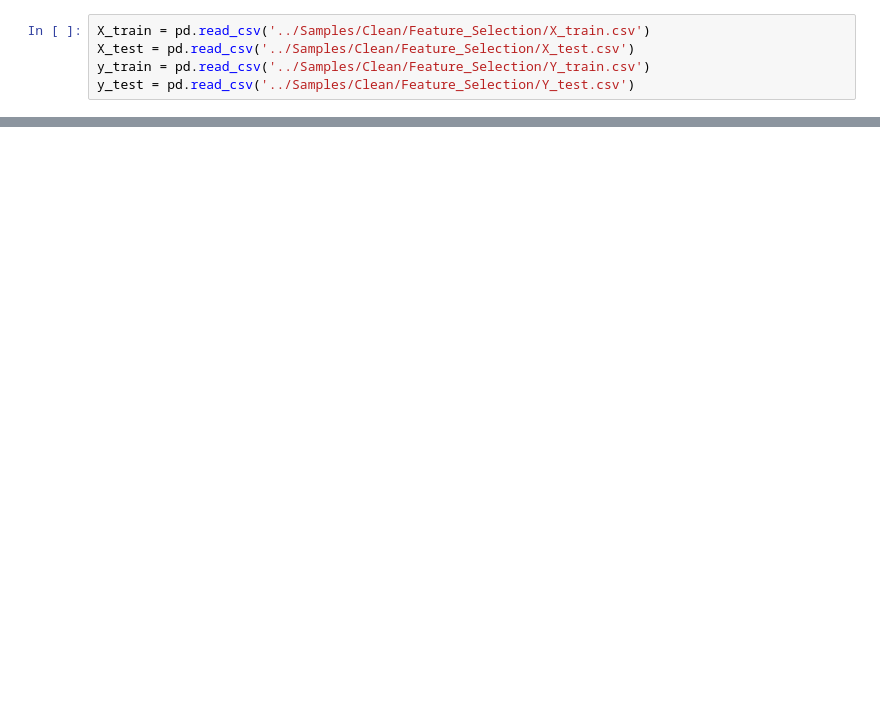
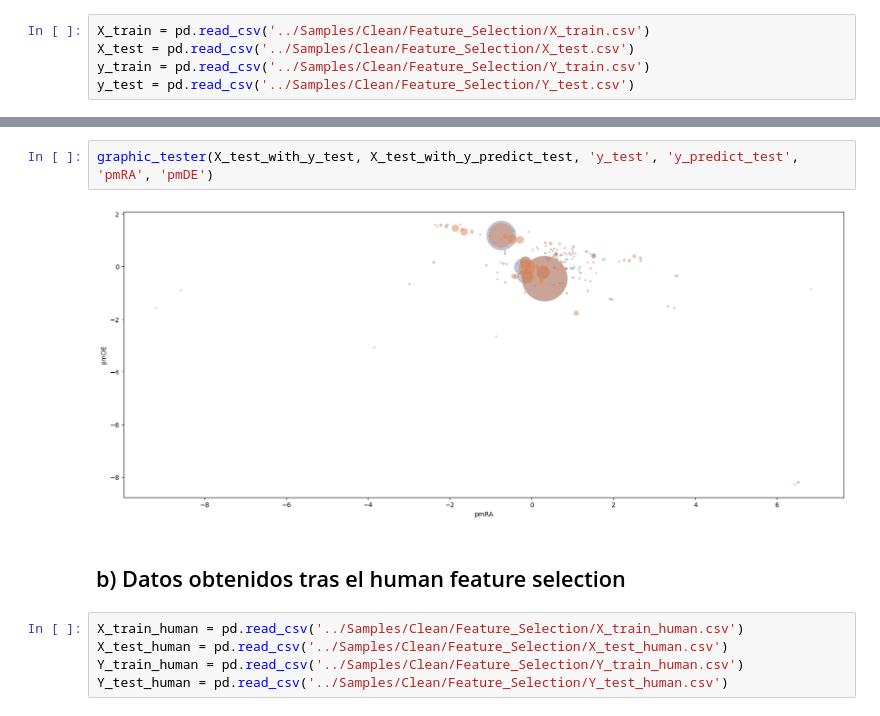
Before and after one commit to TatianaCC/STARS_FinalProject, a Jupyter notebook: src/Class_HDBSCAN.ipynb, the cells around one changed output, grey strips where cells are left out. Cells and saved outputs as stored; diff of their text form; blank space fills up the shorter version.

```diff
--- a/src/Class_HDBSCAN.ipynb
+++ b/src/Class_HDBSCAN.ipynb
@@ -15,0 +94,11 @@ HDBSCAN(gen_min_span_tree=True)
+# %%
+graphic_tester(X_test_with_y_test, X_test_with_y_predict_test, 'y_test', 'y_predict_test', 'pmRA', 'pmDE')
+# %% [output]
+[figure, added]
+# %% [markdown]
+## b) Datos obtenidos tras el human feature selection
+# %%
+X_train_human = pd.read_csv('../Samples/Clean/Feature_Selection/X_train_human.csv')
+X_test_human = pd.read_csv('../Samples/Clean/Feature_Selection/X_test_human.csv')
+Y_train_human = pd.read_csv('../Samples/Clean/Feature_Selection/Y_train_human.csv')
+Y_test_human = pd.read_csv('../Samples/Clean/Feature_Selection/Y_test_human.csv')
```
Also changed, not shown: parts of 27 cells of this notebook, 4 other files.
